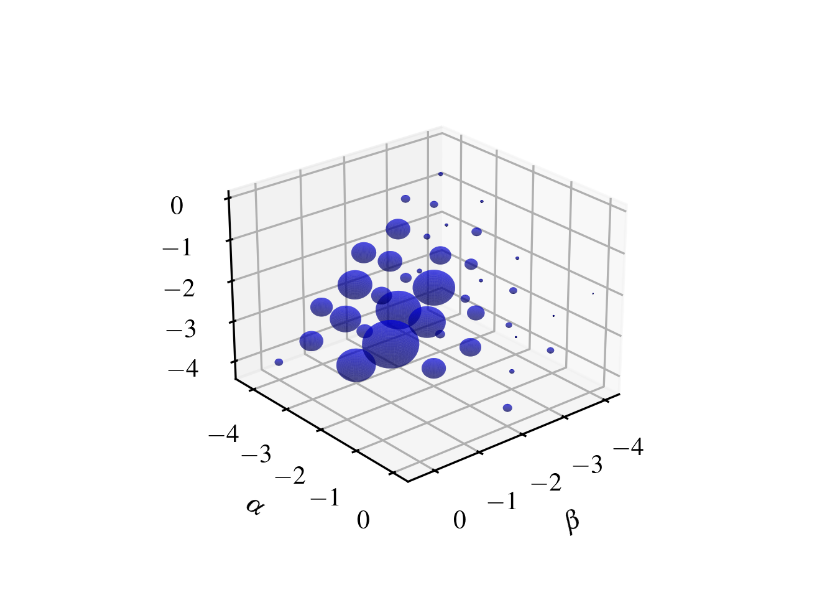
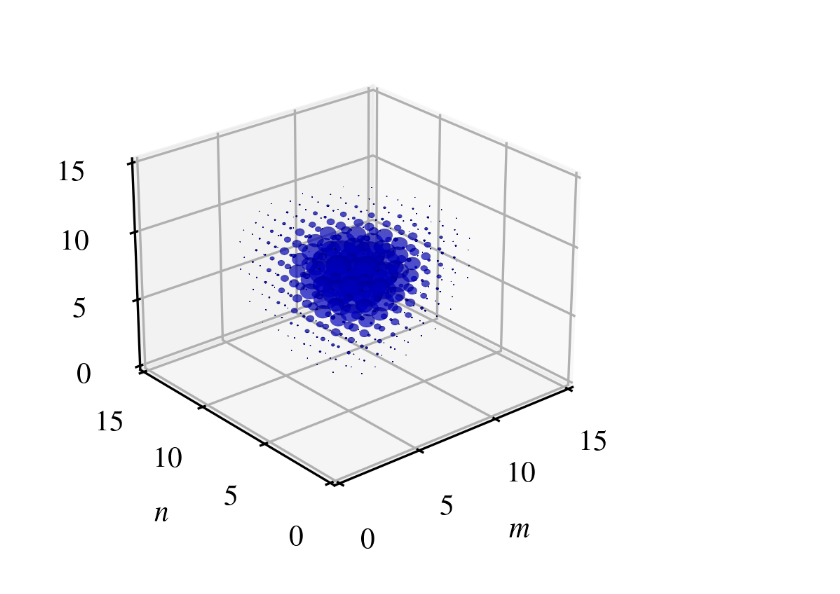
Before and after one commit to Emiliano6754/Stabilizer-States, a Jupyter notebook: symQfuncplots.ipynb, the cells around one changed output. Cells and saved outputs as stored; diff of their text form; code cells hidden in the pictures.

```diff
--- a/symQfuncplots.ipynb
+++ b/symQfuncplots.ipynb
@@ -8,7 +8,7 @@ from matplotlib import rc
 rc('font',**{'family':'serif','serif':['Times']})
 rc('text', usetex=True)
 # %%
-n_qubits = 5
+n_qubits = 15
 qubitstate_size = 2**n_qubits
 # filename = "sqfuncs_dim" + str(D) + "_q" + str(n_qubits) + ".txt"
 filename = "symtest.txt"
@@ -21,19 +21,23 @@ x, y, z = _xx.ravel(), _yy.ravel(), __zz.ravel()
 # %%
 light = LightSource(0,20)
 fig = plt.figure(figsize=(4,3),dpi=300)
 ax = fig.add_subplot(projection='3d')
-ax.view_init(elev=25,azim=50)
-ax.set_xlabel(r'$\beta$')
-ax.set_ylabel(r'$\alpha$')
+ax.view_init(elev=25,azim=-130)
+ax.set_xlabel(r'$m$')
+ax.set_ylabel(r'$n$')
+ax.set_xlim(0,n_qubits)
+ax.set_ylim(0,n_qubits)
+ax.set_zlim(0,n_qubits)
+maxQ = np.max(symQfunc)
 
 for (i,j,k) in zip(x,y,z):
-    r = 0.2 * symQfunc[i,j,k]
+    r = symQfunc[i,j,k] / maxQ
     if r > 0.01:
         u, v = np.mgrid[0:2*np.pi:50j, 0:np.pi:50j]
         s_x = r*np.cos(u)*np.sin(v)
         s_y = r*np.sin(u)*np.sin(v)
         s_z = r*np.cos(v)
 
-        ax.plot_surface(s_x-i, s_y-j, s_z-k, color = 'b', alpha=0.5)
+        ax.plot_surface(s_x+i, s_y+j, s_z+k, color = 'b', alpha=0.5)
 # %% [output]
-[figure, old version]
+[figure, new version]
```
Also changed, not shown: parts of 1 cell of this notebook, 3 other files.
